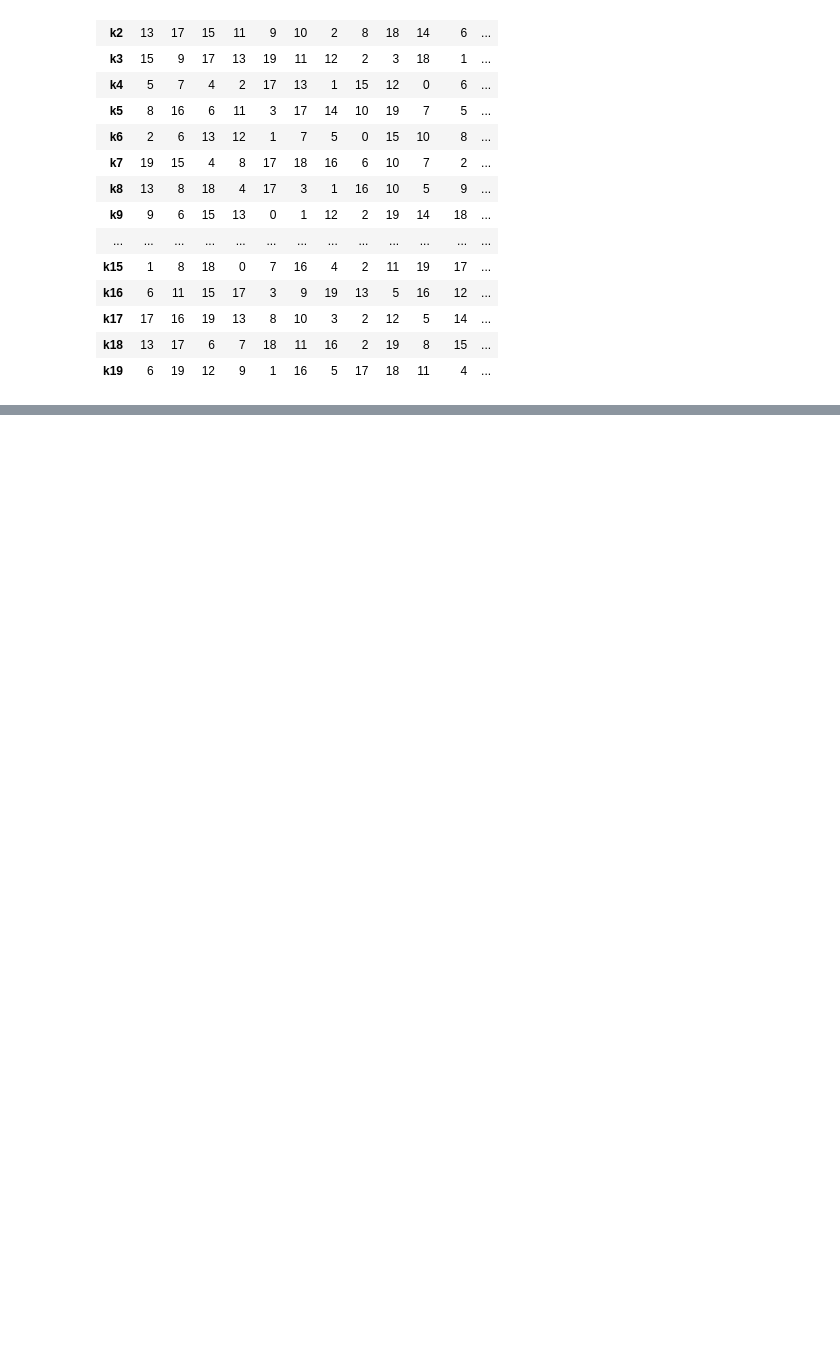
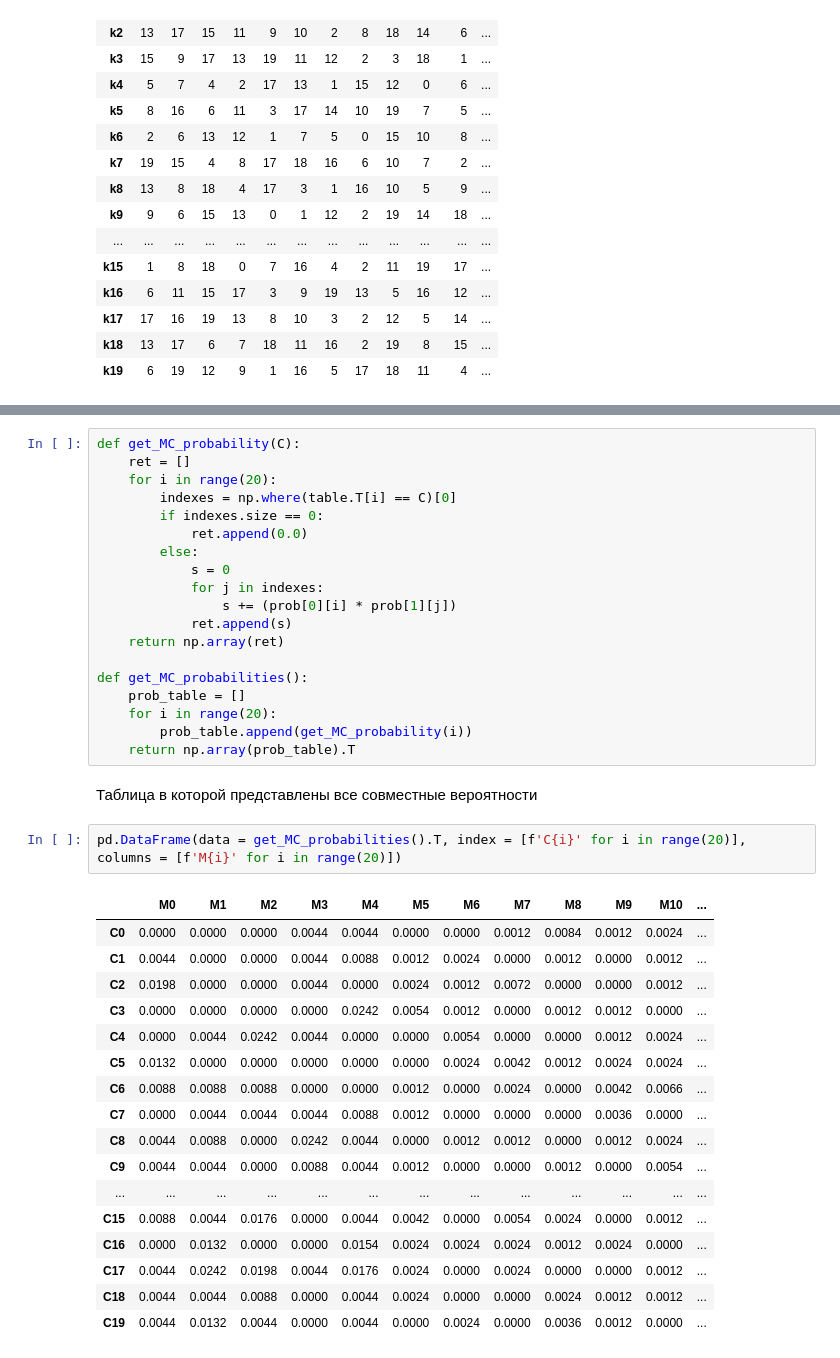
Before and after one commit to AndrewSlutsky/MOC, a Jupyter notebook: MOC_1.ipynb, the cells around one changed output, grey strips where cells are left out. Cells and saved outputs as stored; diff of their text form; blank space fills up the shorter version.

```diff
--- a/MOC_1.ipynb
+++ b/MOC_1.ipynb
@@ -36,0 +67,41 @@ pd.DataFrame(data = table, index = [f'k{i}' for i in range(20)], columns = [f'M{
+# %%
+def get_MC_probability(C):
+    ret = []
+    for i in range(20):
+        indexes = np.where(table.T[i] == C)[0]
+        if indexes.size == 0:
+            ret.append(0.0)
+        else:
+            s = 0
+            for j in indexes:
+                s += (prob[0][i] * prob[1][j])
+            ret.append(s)
+    return np.array(ret)
+
+def get_MC_probabilities():
+    prob_table = []
+    for i in range(20):
+        prob_table.append(get_MC_probability(i))
+    return np.array(prob_table).T
+# %% [markdown]
+Таблица в которой представлены все совместные вероятности
+# %%
+pd.DataFrame(data = get_MC_probabilities().T, index = [f'C{i}' for i in range(20)], columns = [f'M{i}' for i in range(20)])
+# %% [output]
+|  | M0 | M1 | M2 | M3 | M4 | M5 | M6 | M7 | M8 | M9 | M10 | ... |
+| C0 | 0.0000 | 0.0000 | 0.0000 | 0.0044 | 0.0044 | 0.0000 | 0.0000 | 0.0012 | 0.0084 | 0.0012 | 0.0024 | ... |
+| C1 | 0.0044 | 0.0000 | 0.0000 | 0.0044 | 0.0088 | 0.0012 | 0.0024 | 0.0000 | 0.0012 | 0.0000 | 0.0012 | ... |
+| C2 | 0.0198 | 0.0000 | 0.0000 | 0.0044 | 0.0000 | 0.0024 | 0.0012 | 0.0072 | 0.0000 | 0.0000 | 0.0012 | ... |
+| C3 | 0.0000 | 0.0000 | 0.0000 | 0.0000 | 0.0242 | 0.0054 | 0.0012 | 0.0000 | 0.0012 | 0.0012 | 0.0000 | ... |
+| C4 | 0.0000 | 0.0044 | 0.0242 | 0.0044 | 0.0000 | 0.0000 | 0.0054 | 0.0000 | 0.0000 | 0.0012 | 0.0024 | ... |
+| C5 | 0.0132 | 0.0000 | 0.0000 | 0.0000 | 0.0000 | 0.0000 | 0.0024 | 0.0042 | 0.0012 | 0.0024 | 0.0024 | ... |
+| C6 | 0.0088 | 0.0088 | 0.0088 | 0.0000 | 0.0000 | 0.0012 | 0.0000 | 0.0024 | 0.0000 | 0.0042 | 0.0066 | ... |
+| C7 | 0.0000 | 0.0044 | 0.0044 | 0.0044 | 0.0088 | 0.0012 | 0.0000 | 0.0000 | 0.0000 | 0.0036 | 0.0000 | ... |
+| C8 | 0.0044 | 0.0088 | 0.0000 | 0.0242 | 0.0044 | 0.0000 | 0.0012 | 0.0012 | 0.0000 | 0.0012 | 0.0024 | ... |
+| C9 | 0.0044 | 0.0044 | 0.0000 | 0.0088 | 0.0044 | 0.0012 | 0.0000 | 0.0000 | 0.0012 | 0.0000 | 0.0054 | ... |
+| ... | ... | ... | ... | ... | ... | ... | ... | ... | ... | ... | ... | ... |
+| C15 | 0.0088 | 0.0044 | 0.0176 | 0.0000 | 0.0044 | 0.0042 | 0.0000 | 0.0054 | 0.0024 | 0.0000 | 0.0012 | ... |
+| C16 | 0.0000 | 0.0132 | 0.0000 | 0.0000 | 0.0154 | 0.0024 | 0.0024 | 0.0024 | 0.0012 | 0.0024 | 0.0000 | ... |
+| C17 | 0.0044 | 0.0242 | 0.0198 | 0.0044 | 0.0176 | 0.0024 | 0.0000 | 0.0024 | 0.0000 | 0.0000 | 0.0012 | ... |
+| C18 | 0.0044 | 0.0044 | 0.0088 | 0.0000 | 0.0044 | 0.0024 | 0.0000 | 0.0000 | 0.0024 | 0.0012 | 0.0012 | ... |
+| C19 | 0.0044 | 0.0132 | 0.0044 | 0.0000 | 0.0044 | 0.0000 | 0.0024 | 0.0000 | 0.0036 | 0.0012 | 0.0000 | ... |
```
Also changed, not shown: parts of 10 cells of this notebook.
